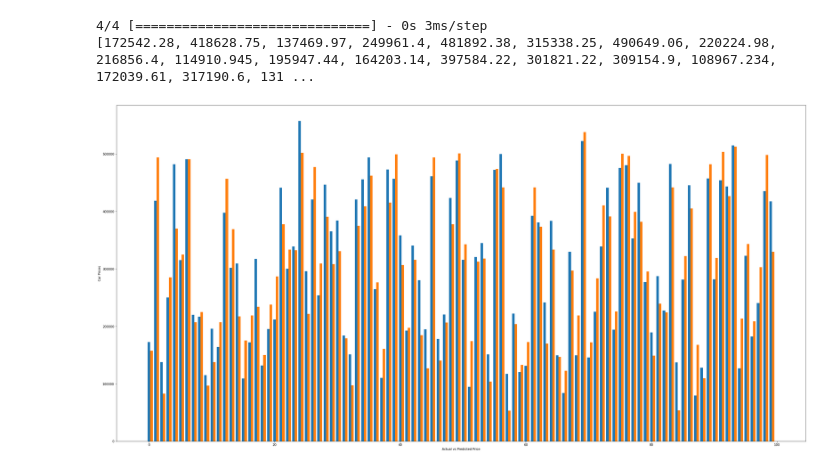
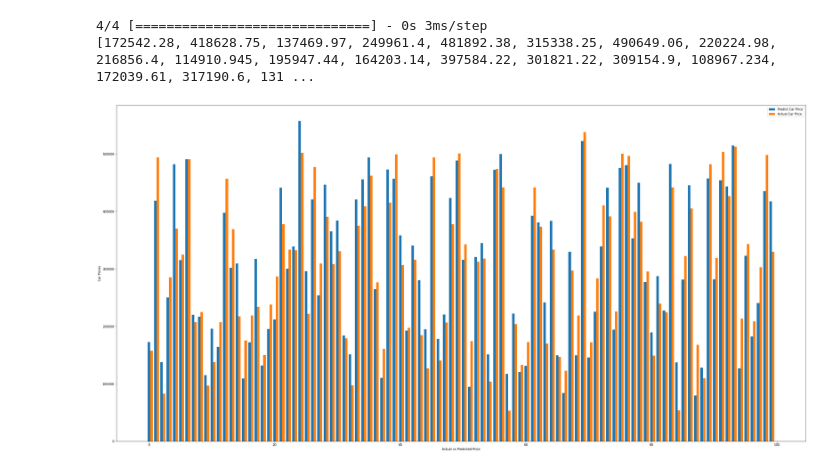
Before and after one commit to Aminul667/car_price_prediction, a Jupyter notebook: carPricePrediction.ipynb, the cells around one changed output. Drawn from its saved outputs; the diff is of its cells as text; code cells hidden in the pictures.

Commit message:
added legend to the plots

```diff
--- a/carPricePrediction.ipynb
+++ b/carPricePrediction.ipynb
@@ -343,16 +343,17 @@ print(y_prid)
 [172542.28, 418628.75, 137469.97, 249961.4, 481892.38, 315338.25, 490649.06, 220224.98, 216856.4, 114910.945, 195947.44, 164203.14, 397584.22, 301821.22, 309154.9, 108967.234, 172039.61, 317190.6, 131 ...
 # %%
 ind = np.arange(100)
+width = 0.4
+
 plt.figure(figsize=(40, 20))
-
-width = 0.4
 
 plt.bar(ind, y_prid, width, label='Predict Car Price')
 plt.bar(ind+width, y_true, width, label='Actual Car Price')
 
 plt.xlabel('Actual vs Predicted Price')
 plt.ylabel('Car Prices')
+plt.legend(['Predict Car Price', 'Actual Car Price'])
 
 plt.show()
 # %% [output]
-[figure, old version]
+[figure, new version]
```
